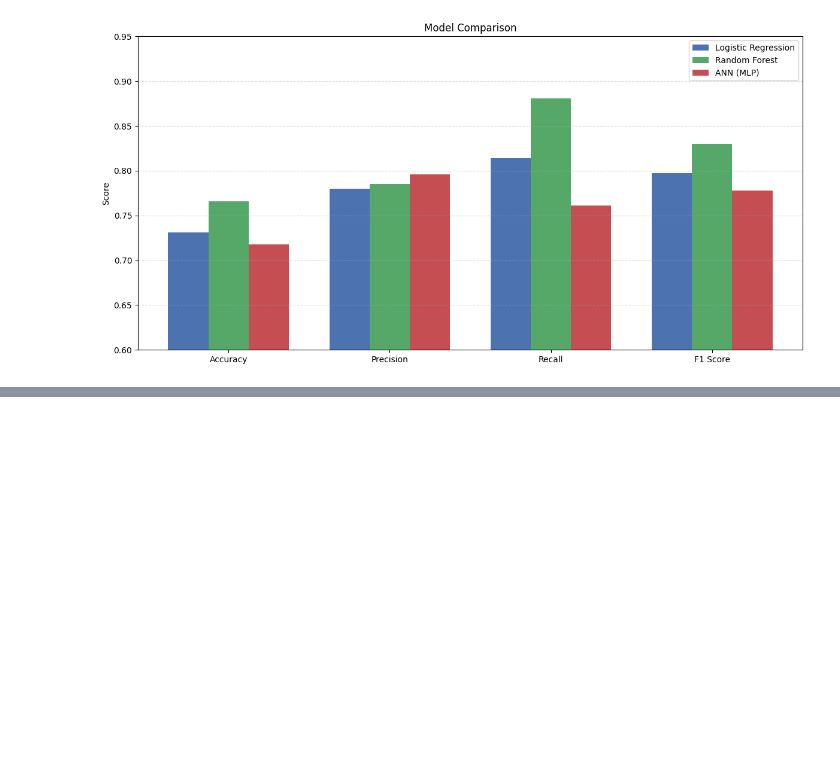
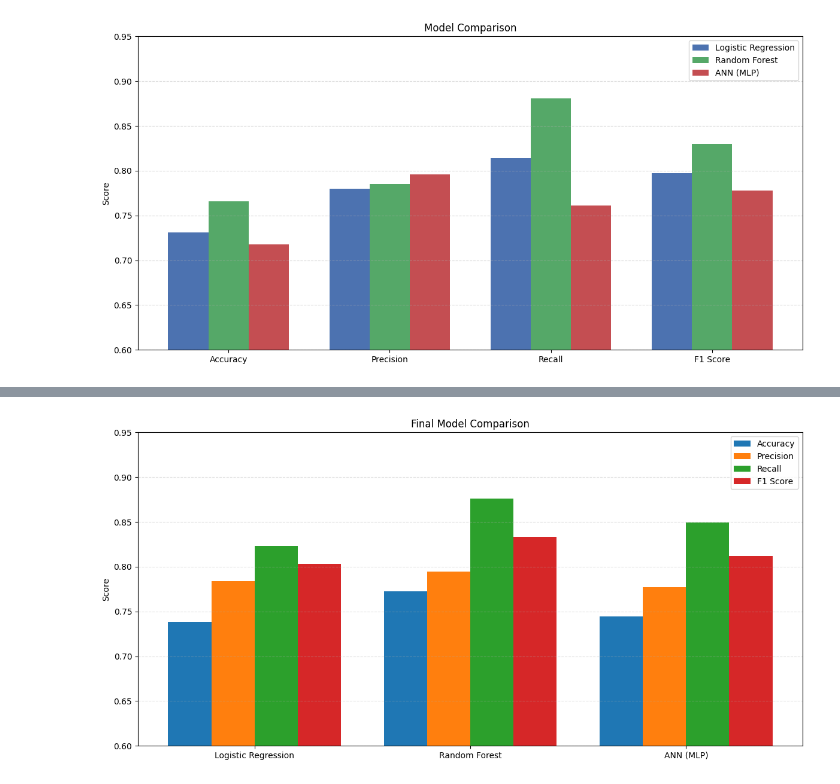
Before and after one commit to LukaM286/movie-success-prediction, a Jupyter notebook: movie_success_prediction.ipynb, the cells around one changed output, grey strips where cells are left out. Drawn from its saved outputs; the diff is of its cells as text; code cells hidden in the pictures; blank space fills up the shorter version.

```diff
--- a/movie_success_prediction.ipynb
+++ b/movie_success_prediction.ipynb
@@ -404,0 +455,2 @@ plt.show()
+# %%
+movies['success'] = (movies['revenue'] >= 1.5 * movies['budget']).astype(int)
@@ -404,0 +543,16 @@ plt.show()
+# %%
+# Random Forest
+rf = RandomForestClassifier(n_estimators=200, random_state=42)
+rf.fit(X_train, y_train)
+y_pred_rf = rf.predict(X_test)
+# %%
+# ANN (MLP)
+ann = MLPClassifier(
+    hidden_layer_sizes=(64, 32),
+    max_iter=1000,
+    random_state=42,
+    early_stopping=True
+)
+
+ann.fit(X_train_scaled, y_train)
+y_pred_ann = ann.predict(X_test_scaled)
@@ -404,0 +588,49 @@ plt.show()
+# %%
+import matplotlib.pyplot as plt
+import numpy as np
+
+models = ['Logistic Regression', 'Random Forest', 'ANN (MLP)']
+
+metrics = {
+    'Accuracy': [
+        accuracy_score(y_test, y_pred_lr),
+        accuracy_score(y_test, y_pred_rf),
+        accuracy_score(y_test, y_pred_ann),
+    ],
+    'Precision': [
+        precision_score(y_test, y_pred_lr),
+        precision_score(y_test, y_pred_rf),
+        precision_score(y_test, y_pred_ann),
+    ],
+    'Recall': [
+        recall_score(y_test, y_pred_lr),
+        recall_score(y_test, y_pred_rf),
+        recall_score(y_test, y_pred_ann),
+    ],
+    'F1 Score': [
+        f1_score(y_test, y_pred_lr),
+        f1_score(y_test, y_pred_rf),
+        f1_score(y_test, y_pred_ann),
+    ],
+}
+
+x = np.arange(len(models))
+width = 0.2
+
+fig, ax = plt.subplots(figsize=(12, 6))
+
+for i, (metric_name, values) in enumerate(metrics.items()):
+    ax.bar(x + i * width, values, width, label=metric_name)
+
+ax.set_xticks(x + width * 1.5)
+ax.set_xticklabels(models)
+ax.set_ylim(0.6, 0.95)
+ax.set_title("Final Model Comparison")
+ax.set_ylabel("Score")
+ax.legend()
+ax.grid(axis='y', linestyle='--', alpha=0.4)
+
+plt.tight_layout()
+plt.show()
+# %% [output]
+[figure, added]
```
Also changed, not shown: parts of 15 cells of this notebook.
